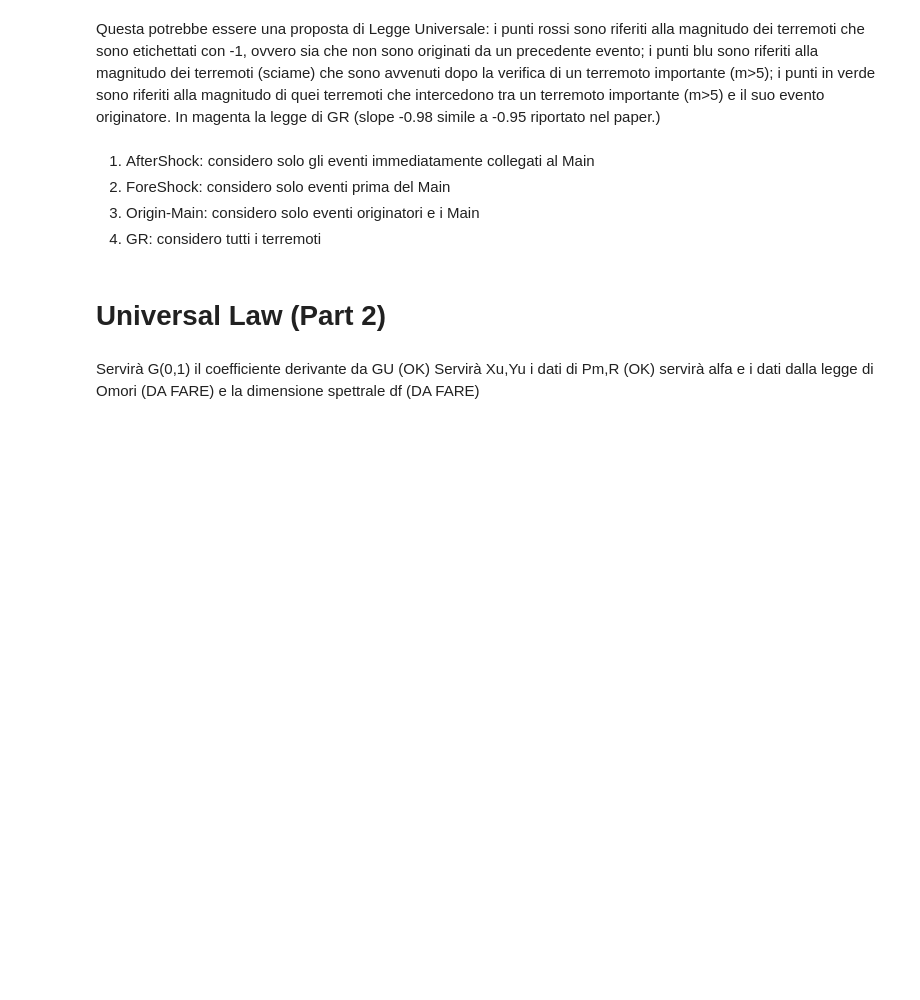
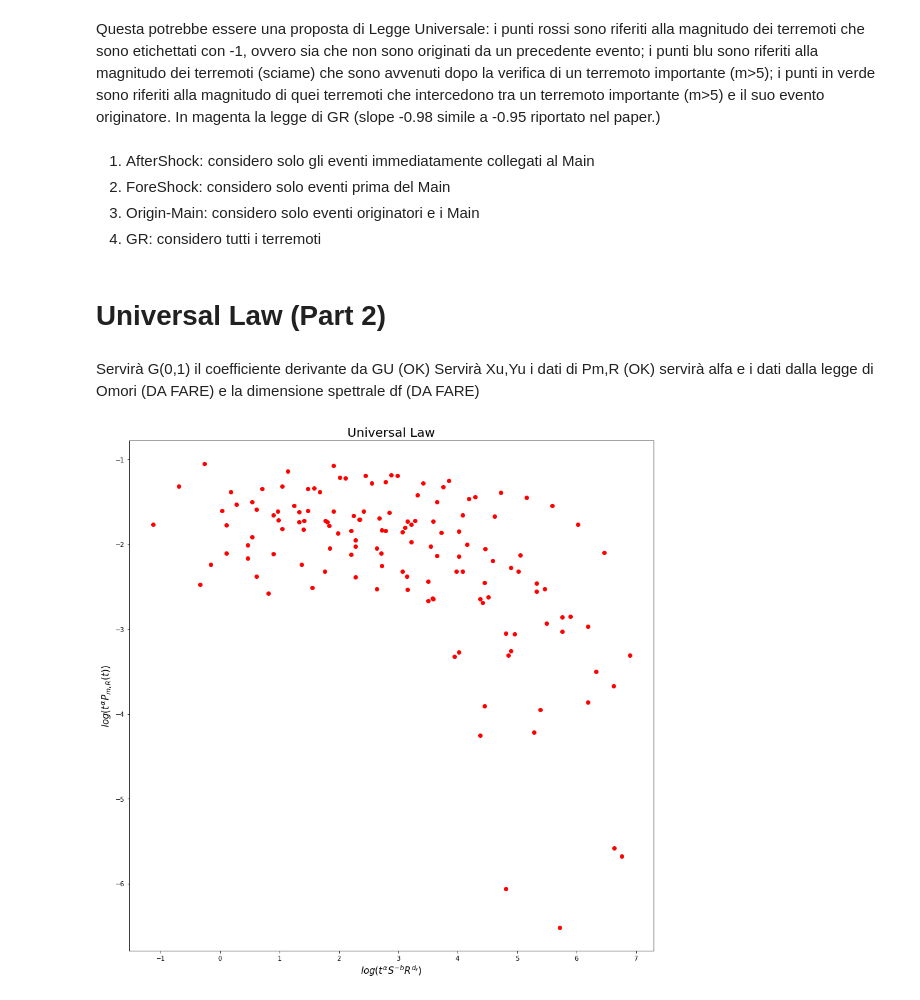
Before and after one commit to andreazanola98/Earthquake-Data-Analysis, a Jupyter notebook: Andrea.ipynb, the cells around one changed output. Saved outputs shown, nothing was run; the diff lists cells and outputs as text; code cells hidden in the pictures; blank space fills up the shorter version.

```diff
--- a/Andrea.ipynb
+++ b/Andrea.ipynb
@@ -440,0 +408,18 @@ Servirà G(0,1) il coefficiente derivante da GU (OK) Servirà Xu,Yu i dati di Pm
+# %%
+fig0, axt = plt.subplots(figsize=(15,15))
+
+b=G[0][1]
+Yt1=alphau*np.log10(Xu)+np.log10(Yu)
+Xt1=np.log10(Xu)+b*mu + dfu*np.log10(Ru)  -4
+
+#alfac=1
+#dsfc=1
+#Yt2=alfac*np.log10(Xu)+np.log10(Yu)
+#Xt2=np.log10(Xu)+b*mu + dfu*np.log10(Ru)  -4
+
+axt.scatter(Xt1,Yt1,color='red')
+axt.set_title('Universal Law',size=20)
+axt.set_xlabel('$log(t^{\\alpha}S^{-b}R^{d_{f}})$',size=15)
+axt.set_ylabel('$log(t^{\\alpha}P_{m,R}(t))$',size=15);
+# %% [output]
+[figure, added]
```
Also changed, not shown: parts of 20 cells of this notebook.
